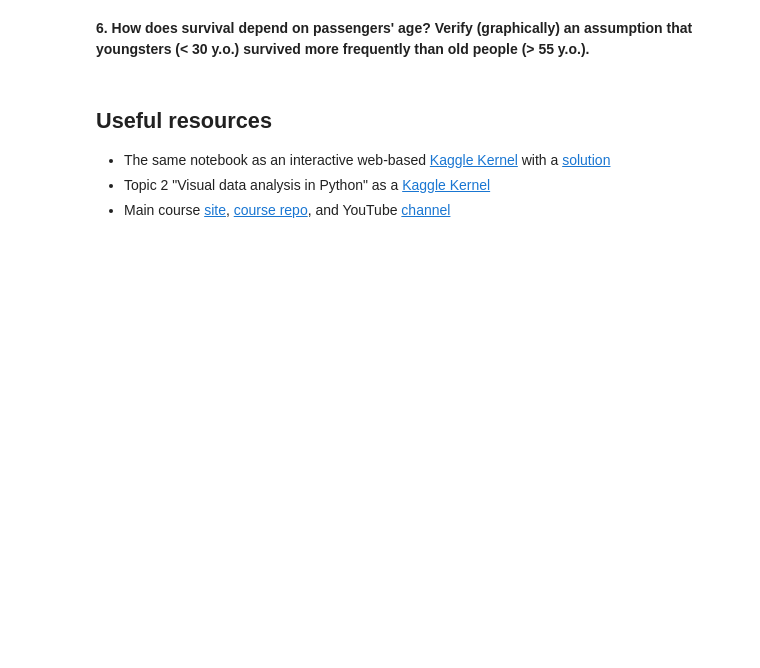
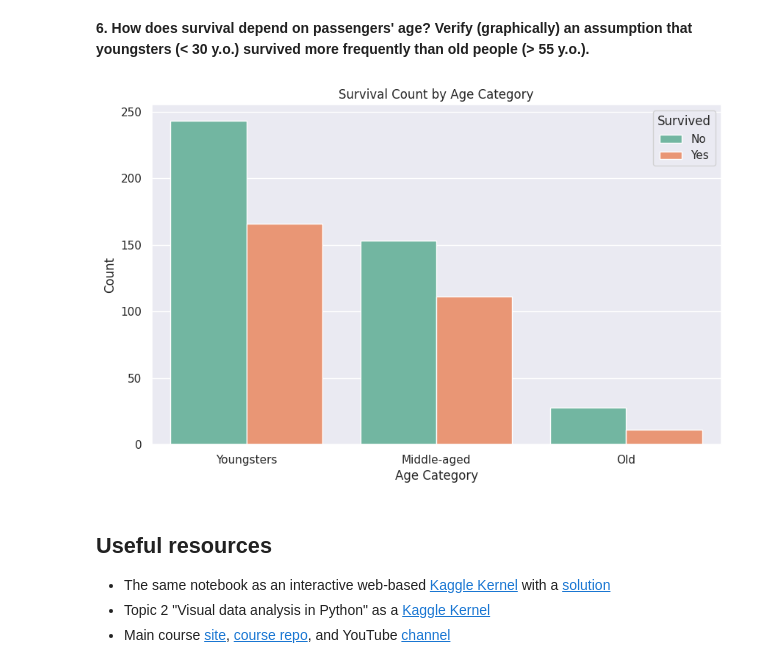
Before and after one commit to dritter321/ml_course, a Jupyter notebook: topic02_visual_data_analysis/topic2_practice_visual_titanic.ipynb, the cells around one changed output. Saved outputs shown, nothing was run; the diff lists cells and outputs as text; code cells hidden in the pictures; blank space fills up the shorter version.

```diff
--- a/topic02_visual_data_analysis/topic2_practice_visual_titanic.ipynb
+++ b/topic02_visual_data_analysis/topic2_practice_visual_titanic.ipynb
@@ -116,3 +164,21 @@ plt.show()
+# %%
+# Define age categories: Youngsters (< 30), Middle-aged (30-55), Old (> 55)
+train_df['Age_Category'] = pd.cut(train_df['Age'], bins=[0, 30, 55, train_df['Age'].max()], labels=['Youngsters', 'Middle-aged', 'Old'])
+
+# Create a countplot to visualize survival based on age categories
+plt.figure(figsize=(10, 6))
+sns.countplot(x='Age_Category', hue='Survived', data=train_df, palette='Set2')
+
+# Add title and labels
+plt.title('Survival Count by Age Category')
+plt.xlabel('Age Category')
+plt.ylabel('Count')
+
+# Show the plot
+plt.legend(title='Survived', labels=['No', 'Yes'])  # Adding legend
+plt.show()
+# %% [output]
+[figure, added]
 # %% [markdown]
 ## Useful resources
 * The same notebook as an interactive web-based [Kaggle Kernel](https://www.kaggle.com/kashnitsky/topic-2-practice-visualization) with a [solution](https://www.kaggle.com/kashnitsky/topic-2-practice-solution)
```
Also changed, not shown: parts of 7 cells of this notebook.
